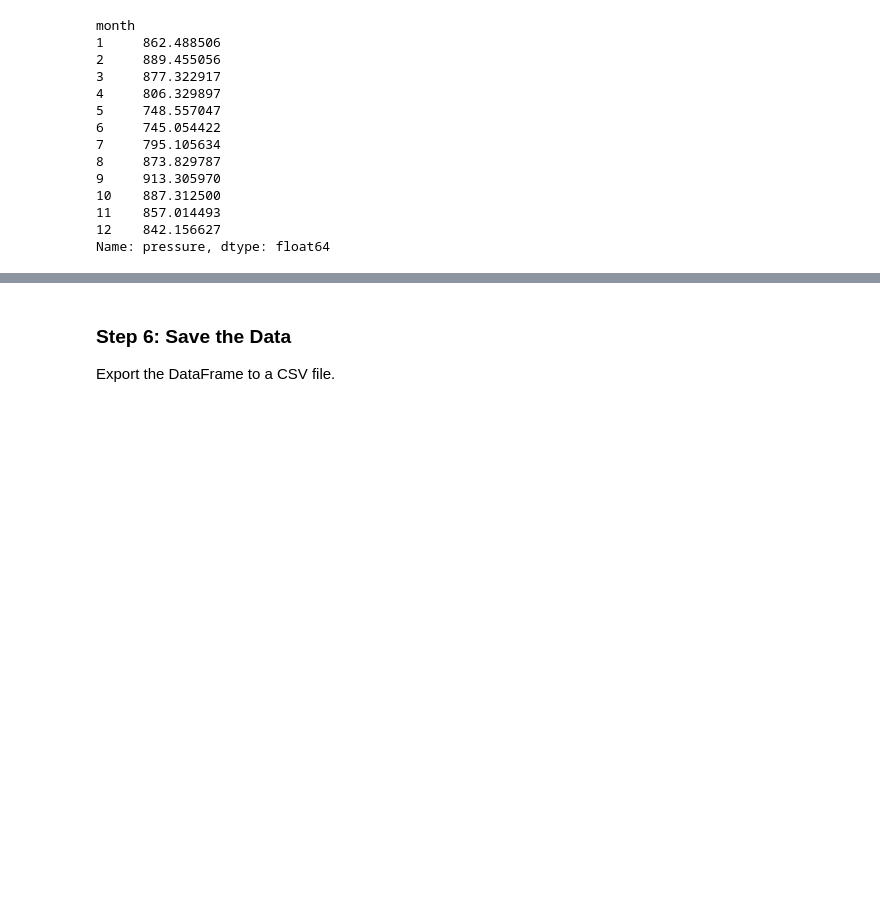
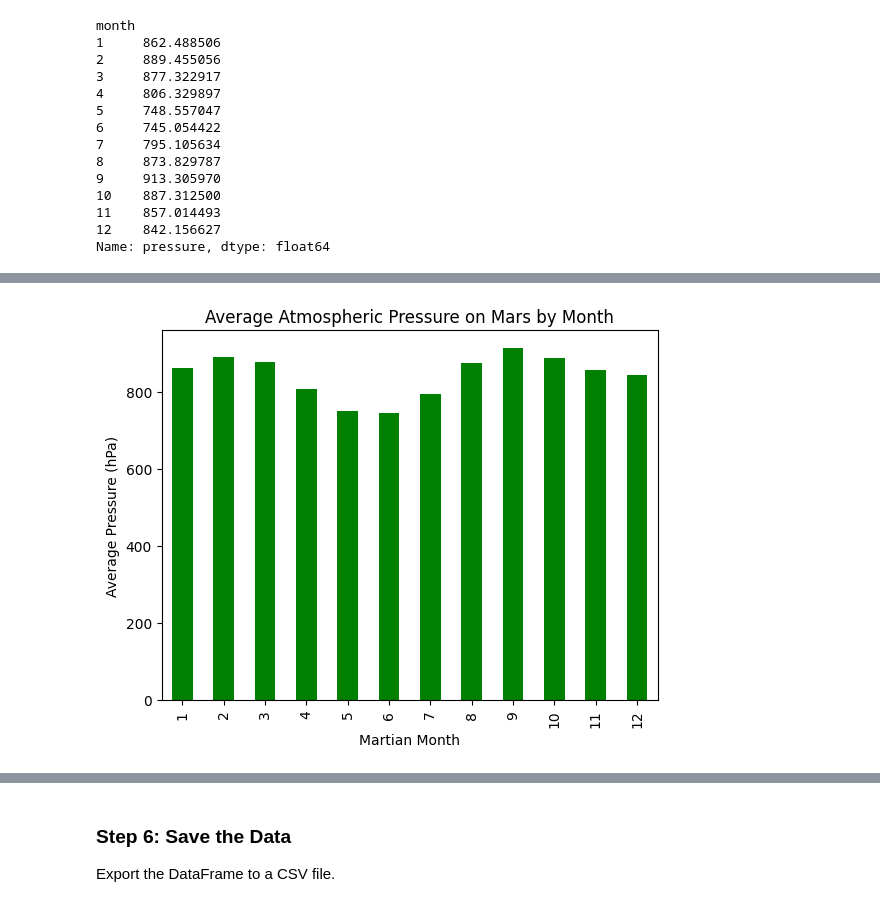
Before and after one commit to SRF-DS/mars-splinter-soup, a Jupyter notebook: part_2_mars_weather.ipynb, the cells around one changed output, grey strips where cells are left out. Saved outputs shown, nothing was run; the diff lists cells and outputs as text; code cells hidden in the pictures; blank space fills up the shorter version.

```diff
--- a/part_2_mars_weather.ipynb
+++ b/part_2_mars_weather.ipynb
@@ -167,5 +197,8 @@ Name: min_temp, dtype: float64
 # %%
 # 4. What is the average pressure by month?
+avg_pressure_by_month = df.groupby('month')['pressure'].mean()
+
+print(avg_pressure_by_month)
 # %% [output]
 month
 1     862.488506
@@ -191,0 +217,9 @@ Name: pressure, dtype: float64
+# %%
+# Plot the average pressure by month
+avg_pressure_by_month.plot(kind='bar', color='green')
+plt.title('Average Atmospheric Pressure on Mars by Month')
+plt.xlabel('Martian Month')
+plt.ylabel('Average Pressure (hPa)')
+plt.show()
+# %% [output]
+[figure, added]
```
Also changed, not shown: parts of 17 cells of this notebook.
